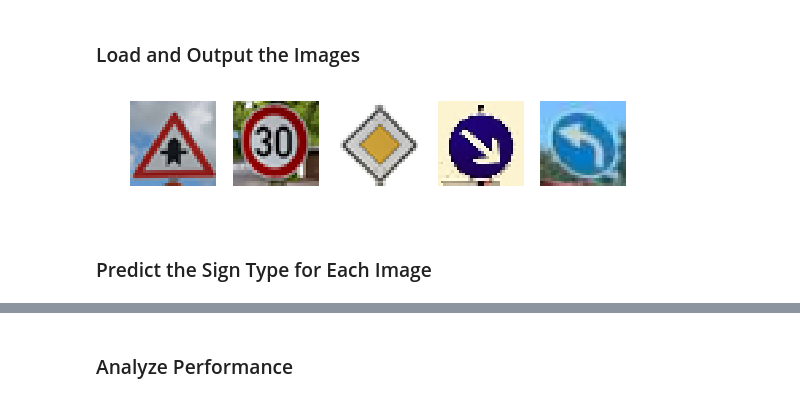
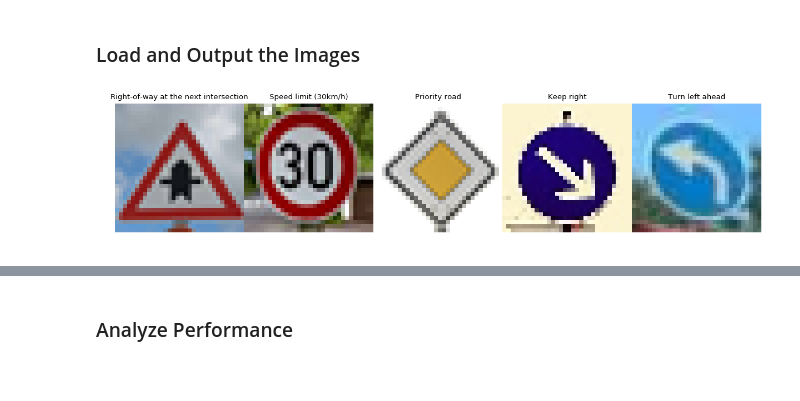
Before and after one commit to v-grishechko/CarND-Traffic-Sign-Classifier-Project, a Jupyter notebook: Traffic_Sign_Classifier.ipynb, the cells around one changed output, grey strips where cells are left out. Cells and saved outputs as stored; diff of their text form; code cells hidden in the pictures; blank space fills up the shorter version.

```diff
--- a/Traffic_Sign_Classifier.ipynb
+++ b/Traffic_Sign_Classifier.ipynb
@@ -293,8 +288,6 @@ def preprocess_data(signs):
     n_signs = SignUtils.normalize(n_signs)
     return n_signs
 # %%
-### Data exploration visualization code goes here.
-### Feel free to use as many code cells as needed.
 import matplotlib.pyplot as plt
 import matplotlib
 import csv
@@ -311,7 +304,6 @@ def show_bars_of_count_signs(sign_types, \
         sign_ids = SignUtils.ids_array(signs)
         labels_id, labels_count = np.unique(sign_ids, return_counts=True)
         labels_name = [signs_types[str(sign_id)] for sign_id in labels_id]
-        # Example data
         y_pos = np.arange(len(labels_name))
         rect = ax.barh(y_pos + w * (index - 1), labels_count, height = w, align='center', label=name, color=np.random.rand(3,))
 
@@ -321,16 +313,19 @@ def show_bars_of_count_signs(sign_types, \
     ax.invert_yaxis()  # labels read top-to-bottom
     ax.set_xlabel('Count')
     ax.set_title(title_of_chart)
+    plt.savefig('foo.png')
     plt.show()
 
-def show_gallery(signs, rows = 3, columns = 5, height = 15, width = 10, count = 15, color = None):
+def show_gallery(signs, rows = 3, columns = 5, height = 15, width = 10, count = 15, color = None, random_images = True):
     matplotlib.rcParams.update({'font.size': 8})
     fig, axs = plt.subplots(rows, columns, figsize=(height, width))
     fig.subplots_adjust(hspace = .12, wspace=.001)
     axs = axs.ravel()
     for i in range(count):
-        #index = random.randint(0, len(signs))
-        sign = signs[i]
+        index = i
+        if (random_images):
+            index = random.randint(0, len(signs))
+        sign = signs[index]
         axs[i].axis('off')
         image = sign.image
         if(color == 'gray'):
@@ -339,7 +334,6 @@ def show_gallery(signs, rows = 3, columns = 5, height = 15, width = 10, count =
         axs[i].imshow(image, cmap=color)
         axs[i].set_title(sign.name)
 
-# Visualizations will be shown in the notebook.
 %matplotlib inline
 
 signs_csv_file = "signnames.csv"
@@ -358,8 +352,6 @@ def map_signs(images, ids):
         signs.append(Sign(image, ids[index], signs_types[str(ids[index])]))
     return signs
 
-print(X_train.shape)
-
 s_train = map_signs(X_train, y_train)
 s_valid = map_signs(X_valid, y_valid)
 s_test = map_signs(X_test, y_test)
@@ -759,20 +682,17 @@ You may find `signnames.csv` useful as it contains mappings from the class id (i
 # %%
 import matplotlib.image as mpimg
 import matplotlib.pyplot as plt
 
 new_classes = [11, 1, 12, 38, 34]
 new_images = []
+
 for index in range(5):
-    new_images.append(mpimg.imread("new_signs/{}.png".format((index + 1))))
+    image = cv2.imread("new_signs/{}.png".format((index + 1)))
+    image = cv2.cvtColor(image, cv2.COLOR_BGR2RGB)
+    new_images.append(image)
 
+s_new = map_signs(new_images, new_classes)
 
-for i, image in enumerate(new_images):
-    ax = plt.subplot(1, 5, i + 1)
-    ax.axis('off')
-    ax.imshow(image)
-
-plt.show()
+show_gallery(s_new, rows = 1, columns = 5, count = 5, random_images = False)
 # %% [output]
-[figure, old version]
+[figure, new version]
-# %% [markdown]
-### Predict the Sign Type for Each Image
```
Also changed, not shown: parts of 23 cells of this notebook, 7 other files.
